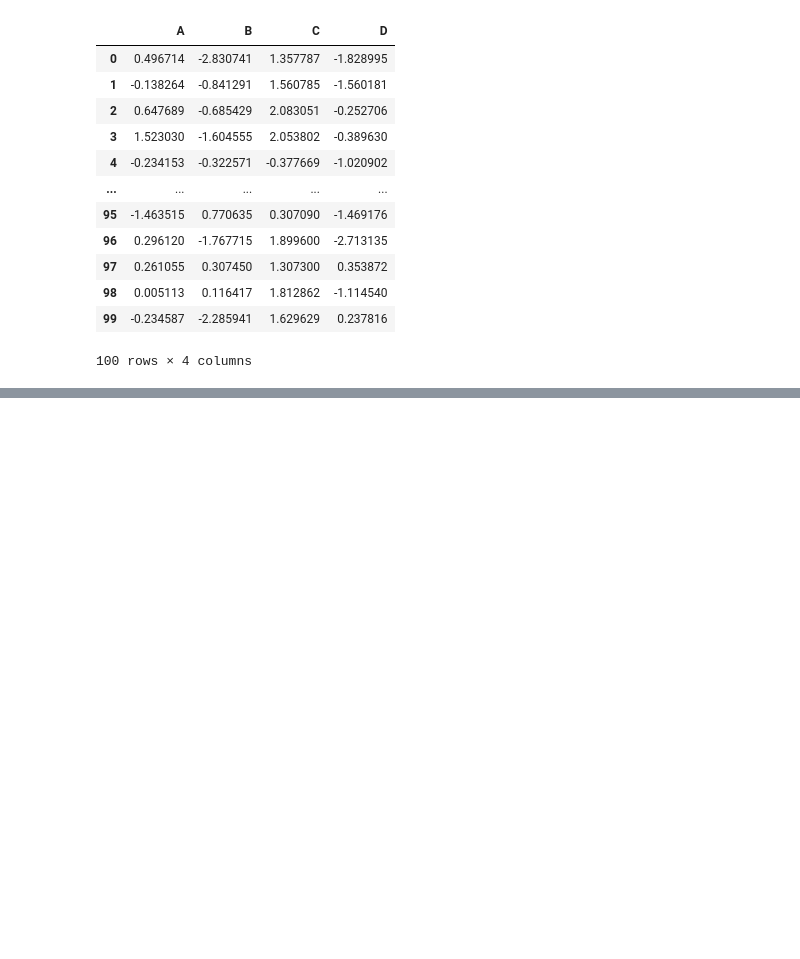
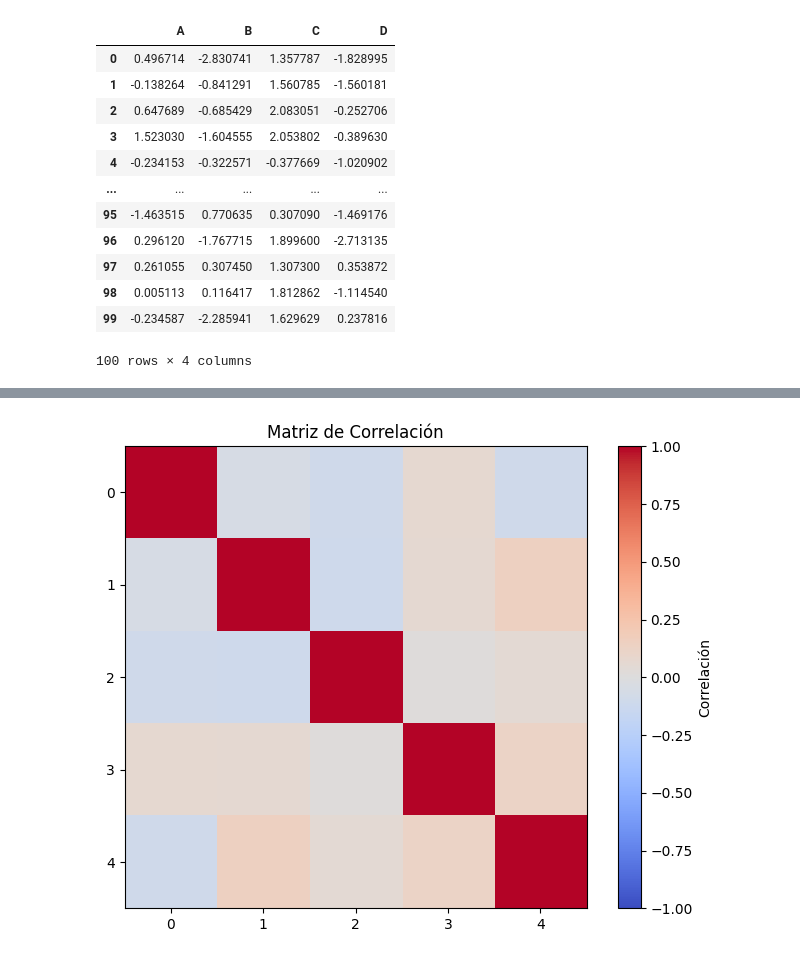
Before and after one commit to coderunner86/talento_tech, a Jupyter notebook: Fase_2/neural_networks_sklearn/Practical_example_during_class.ipynb, the cells around one changed output, grey strips where cells are left out. Drawn from its saved outputs; the diff is of its cells as text; code cells hidden in the pictures; blank space fills up the shorter version.

```diff
--- a/Fase_2/neural_networks_sklearn/Practical_example_during_class.ipynb
+++ b/Fase_2/neural_networks_sklearn/Practical_example_during_class.ipynb
@@ -515,0 +521,30 @@ Incluir formulas como si estuvieran escritas en un tablero
+# %%
+import numpy as np
+import matplotlib.pyplot as plt
+
+# Simulación de datos: n observaciones y p variables
+np.random.seed(0)
+n = 100  # número de observaciones
+p = 5    # número de variables
+X = np.random.randn(n, p)
+
+# Paso 1: Cálculo de la media de cada variable
+means = np.mean(X, axis=0)
+
+# Paso 2: Cálculo de la covarianza entre cada par de variables
+cov_matrix = np.cov(X, rowvar=False)
+
+# Paso 3: Cálculo de la varianza de cada variable
+variances = np.diag(cov_matrix)
+
+# Paso 4: Cálculo de la correlación entre cada par de variables
+corr_matrix = np.corrcoef(X, rowvar=False)
+
+# Visualización de la matriz de correlación
+plt.figure(figsize=(8, 6))
+plt.imshow(corr_matrix, cmap='coolwarm', vmin=-1, vmax=1)
+plt.colorbar(label='Correlación')
+plt.title('Matriz de Correlación')
+plt.show()
+# %% [output]
+[figure, added]
```
Also changed, not shown: parts of 5 cells of this notebook.
